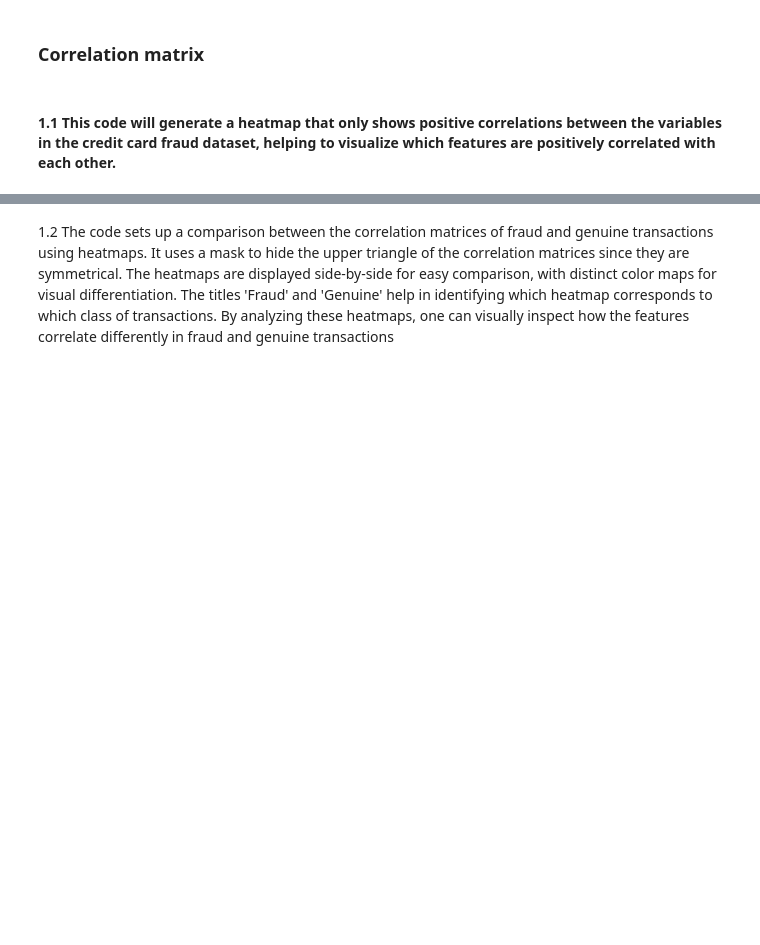
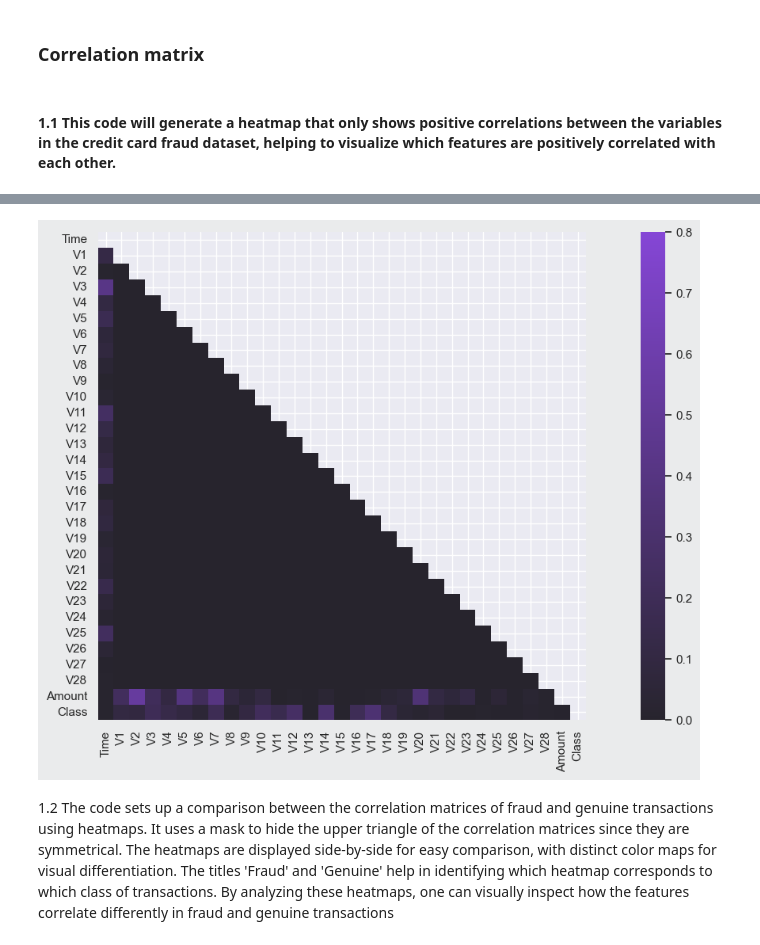
Before and after one commit to WildCodeWolf/Your-Data-Is-Mine, a Jupyter notebook: CreditCardEDA.ipynb, the cells around one changed output, grey strips where cells are left out. Saved outputs shown, nothing was run; the diff lists cells and outputs as text; code cells hidden in the pictures; blank space fills up the shorter version.

```diff
--- a/CreditCardEDA.ipynb
+++ b/CreditCardEDA.ipynb
@@ -254,3 +251,22 @@ plt.show()
+# %%
+# Calculate the correlation matrix
+corr = np.abs(df.corr())
+
+f, ax1 = plt.subplots(1,1,figsize =( 18, 8))
+mask = np.zeros_like(corr, dtype=np.bool)
+mask[np.triu_indices_from(mask)] = True
+# Create the plot
+sns.heatmap(
+    corr,
+    vmax=.8,
+    square=True,
+    ax=ax1,
+    cmap=p.Colors.purples_c,    # <-- use one of the provided color palettes
+    mask=mask
+)
+plt.show()
+# %% [output]
+[figure, added]
 # %% [markdown]
 1.2 The code sets up a comparison between the correlation matrices of fraud and genuine transactions using heatmaps.
 It uses a mask to hide the upper triangle of the correlation matrices since they are symmetrical.
```
Also changed, not shown: parts of 4 cells of this notebook, 2 other files.
